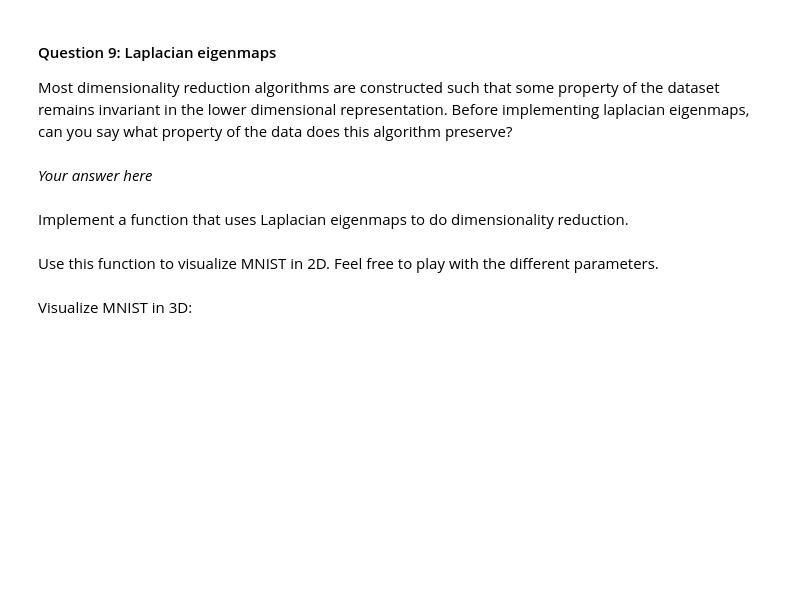
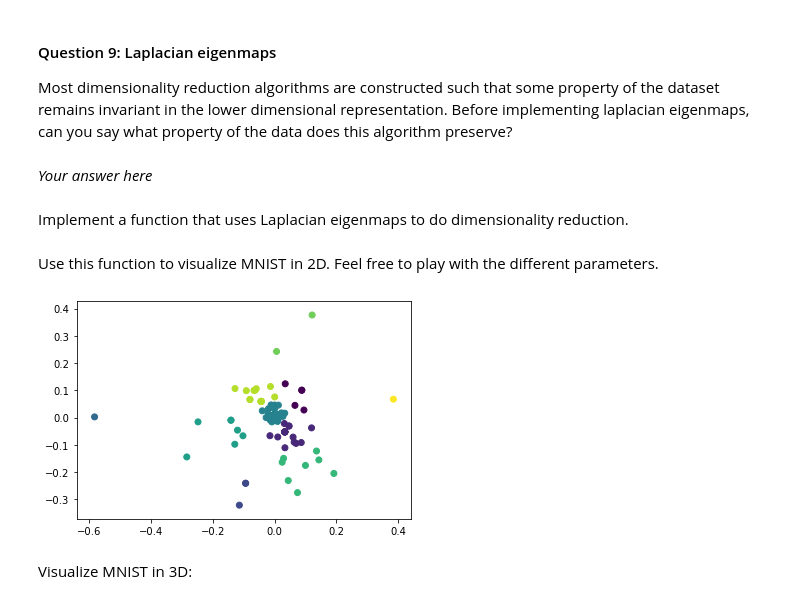
Before and after one commit to caralen/ntds_2019, a Jupyter notebook: assignments/2_learning_with_graphs.ipynb, the cells around one changed output. Drawn from its saved outputs; the diff is of its cells as text; code cells hidden in the pictures; blank space fills up the shorter version.

Commit message:
Finished Part 1: Spectral Graph Theory

```diff
--- a/assignments/2_learning_with_graphs.ipynb
+++ b/assignments/2_learning_with_graphs.ipynb
@@ -363,0 +361,12 @@ print(X_mnist.shape)
+# %%
+SAMPLE_SIZE_X = 250
+
+indexes = np.random.choice(X_mnist.shape[0], SAMPLE_SIZE_X, replace=False)
+
+X_sample = X_mnist[indexes]
+y_sample = y_mnist[indexes]
+
+sample_classes = np.unique(y_sample)
+
+print(X_sample.shape)
+print(y_sample.shape)
@@ -374,21 +386,26 @@ def laplacian_eigenmaps(X:np.ndarray, dim: int, sigma: float, epsilon: float, no
     """ Return:
         coords (n x dim array): new coordinates for the data points."""
     # Your code here
-    %time adjacency = epsilon_similarity_graph_old(X, sigma_est, 0.95)
-    %time laplacian = compute_laplacian(adjacency, normalize)
-    %time vals, vects = spectral_decomposition(laplacian)
+    adjacency = epsilon_similarity_graph(X, sigma, epsilon)
+    laplacian = compute_laplacian(adjacency, normalize)
+    vals, vects = spectral_decomposition(laplacian)
 
-    return vects[1:dim+1]
+    return vects[:, 1:dim+1]
 # %% [markdown]
 Use this function to visualize MNIST in 2D. Feel free to play with the different parameters.
 # %%
 dim = 2
+
+sigma = estimate_sigma(X_sample)
+epsilon = 0.8
+
 # Your code here
-embeddings = laplacian_eigenmaps(X_mnist, dim, estimate_sigma(X_mnist), 0.9, normalize=False)
-print(embeddings.shape)
-# kmeans = KMeans(n_clusters=classes).fit(embeddings)
-# y_pred =  kmeans.predict(embeddings)
-# plt.scatter(embeddings[0], embeddings[1], y_pred)
-# plt.show()
+embeddings = laplacian_eigenmaps(X = X_sample, dim = dim, sigma = sigma, epsilon = epsilon, normalize = False)
+kmeans = KMeans(n_clusters = len(sample_classes)).fit(embeddings)
+y_pred =  kmeans.predict(embeddings)
+
+plt.scatter(embeddings[:, 0], embeddings[:, 1], c=y_pred);
+# %% [output]
+[figure, added]
 # %% [markdown]
 Visualize MNIST in 3D:
```
Also changed, not shown: parts of 14 cells of this notebook.
